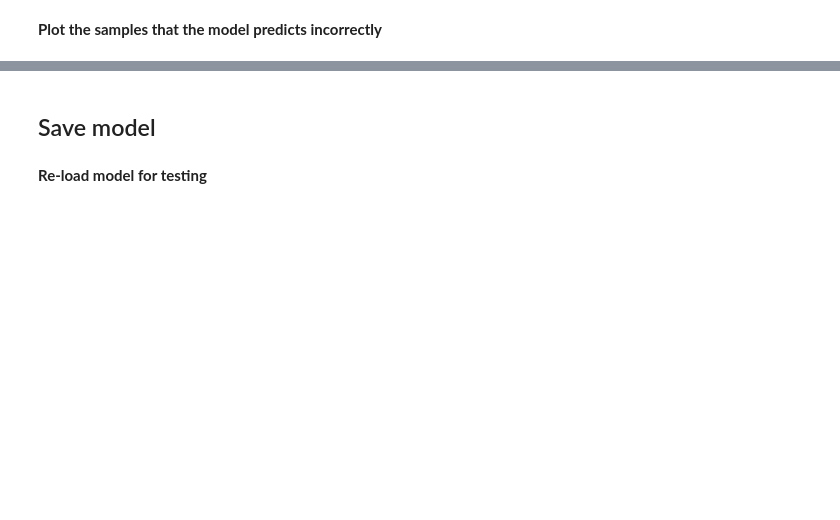
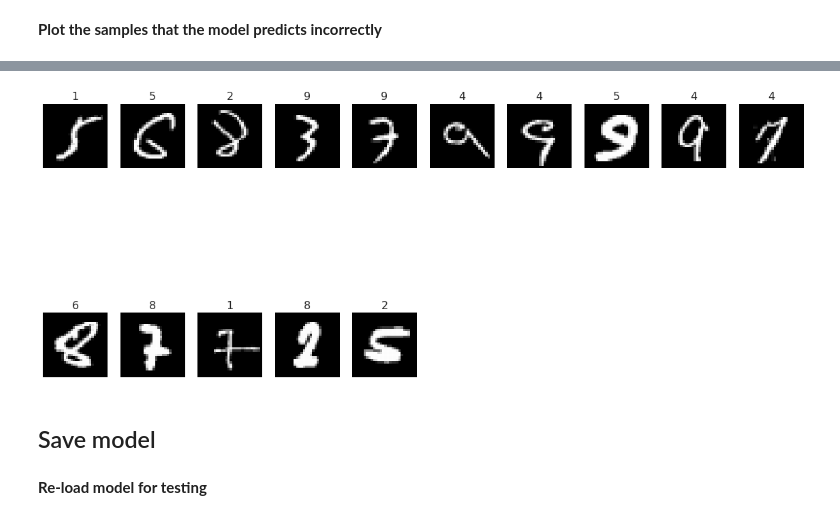
Before and after one commit to theanhvu1998/VuTheAnh_Assignment, a Jupyter notebook: Weekly_Project_MNIST.ipynb, the cells around one changed output, grey strips where cells are left out. Cells and saved outputs as stored; diff of their text form; code cells hidden in the pictures; blank space fills up the shorter version.

```diff
--- a/Weekly_Project_MNIST.ipynb
+++ b/Weekly_Project_MNIST.ipynb
@@ -150,3 +204,11 @@ SVC(C=1.0, break_ties=False, cache_size=200, class_weight=None, coef0=0.0,
+# %%
+# Your code here
+wrong_predicted_images = X_test_flat[y_test_flat != predictions].reshape((-1, 28, 28))
+wrong_predictions = predictions[y_test_flat != predictions]
+
+plot_images(wrong_predicted_images, wrong_predictions)
+# %% [output]
+[figure, added]
 # %% [markdown]
 ## Save model
 # %%
```
Also changed, not shown: parts of 14 cells of this notebook.
